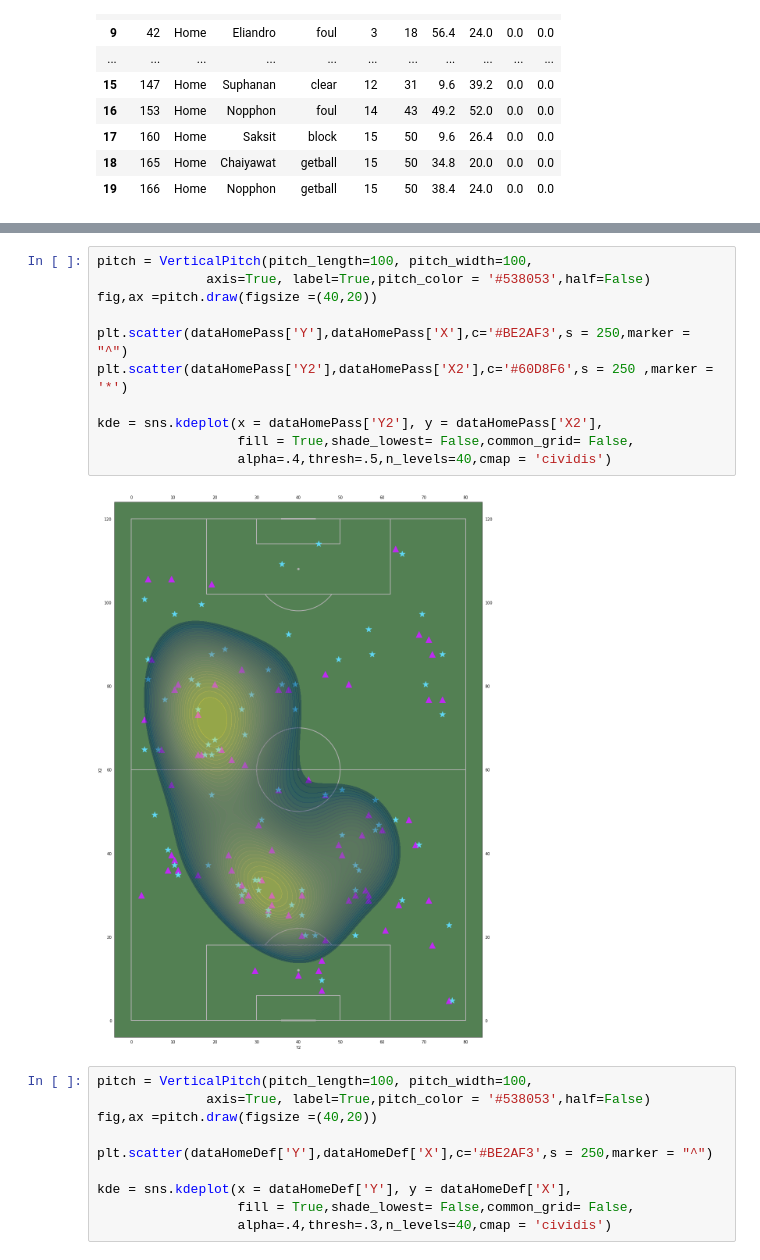
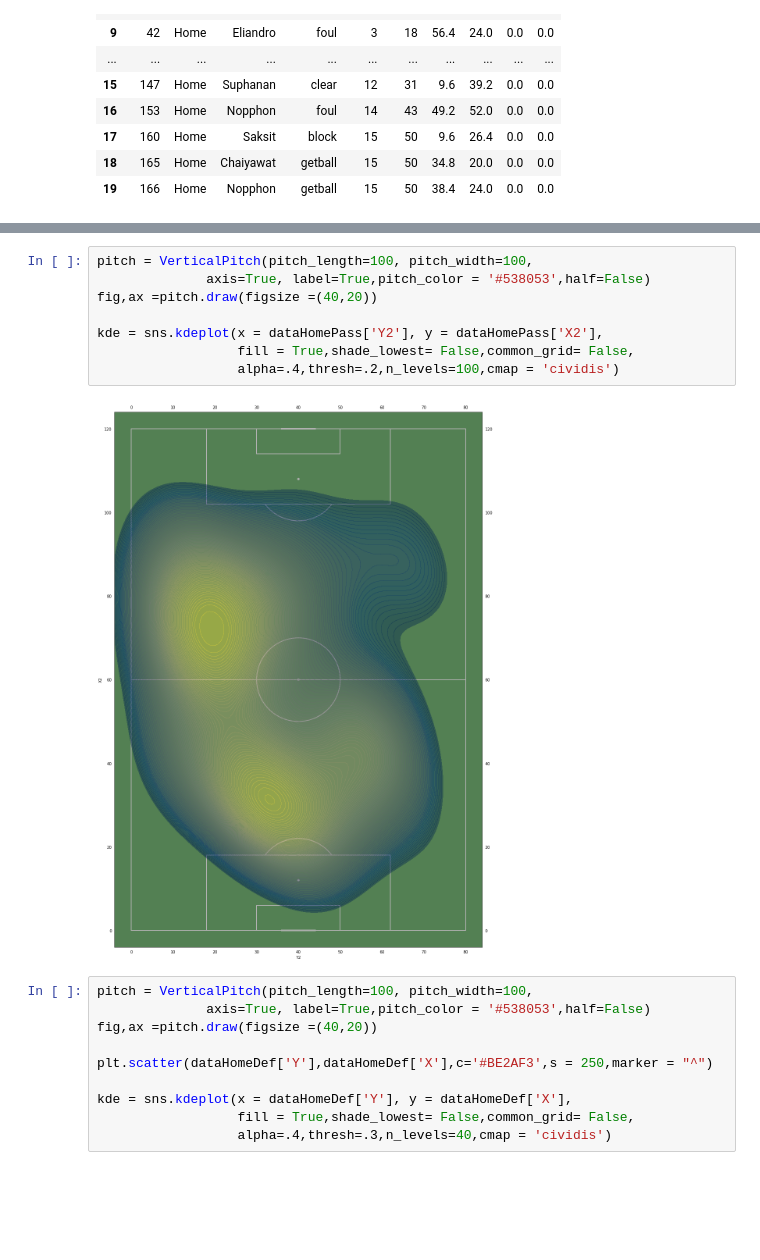
Before and after one commit to GookGai/Football_Thaileague_Analysis, a Jupyter notebook: Thaileague2021/match8/Untitled.ipynb, the cells around one changed output, grey strips where cells are left out. Cells and saved outputs as stored; diff of their text form; blank space fills up the shorter version.

```diff
--- a/Thaileague2021/match8/Untitled.ipynb
+++ b/Thaileague2021/match8/Untitled.ipynb
@@ -157,16 +185,13 @@ dataHomeDef
 # %%
 pitch = VerticalPitch(pitch_length=100, pitch_width=100,
               axis=True, label=True,pitch_color = '#538053',half=False)
 fig,ax =pitch.draw(figsize =(40,20))
 
-plt.scatter(dataHomePass['Y'],dataHomePass['X'],c='#BE2AF3',s = 250,marker = "^")
-plt.scatter(dataHomePass['Y2'],dataHomePass['X2'],c='#60D8F6',s = 250 ,marker = '*')
-
 kde = sns.kdeplot(x = dataHomePass['Y2'], y = dataHomePass['X2'],
                   fill = True,shade_lowest= False,common_grid= False,
-                  alpha=.4,thresh=.5,n_levels=40,cmap = 'cividis')
+                  alpha=.4,thresh=.2,n_levels=100,cmap = 'cividis')
 # %% [output]
-[figure, old version]
+[figure, new version]
 # %%
 pitch = VerticalPitch(pitch_length=100, pitch_width=100,
               axis=True, label=True,pitch_color = '#538053',half=False)
```
Also changed, not shown: parts of 13 cells of this notebook.
